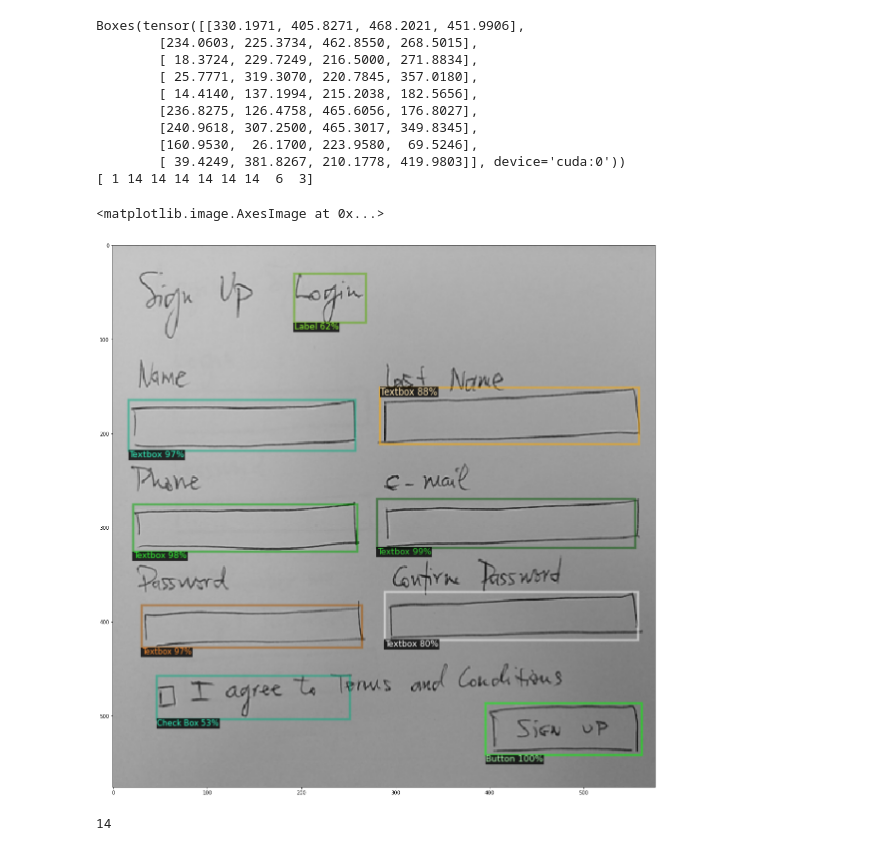
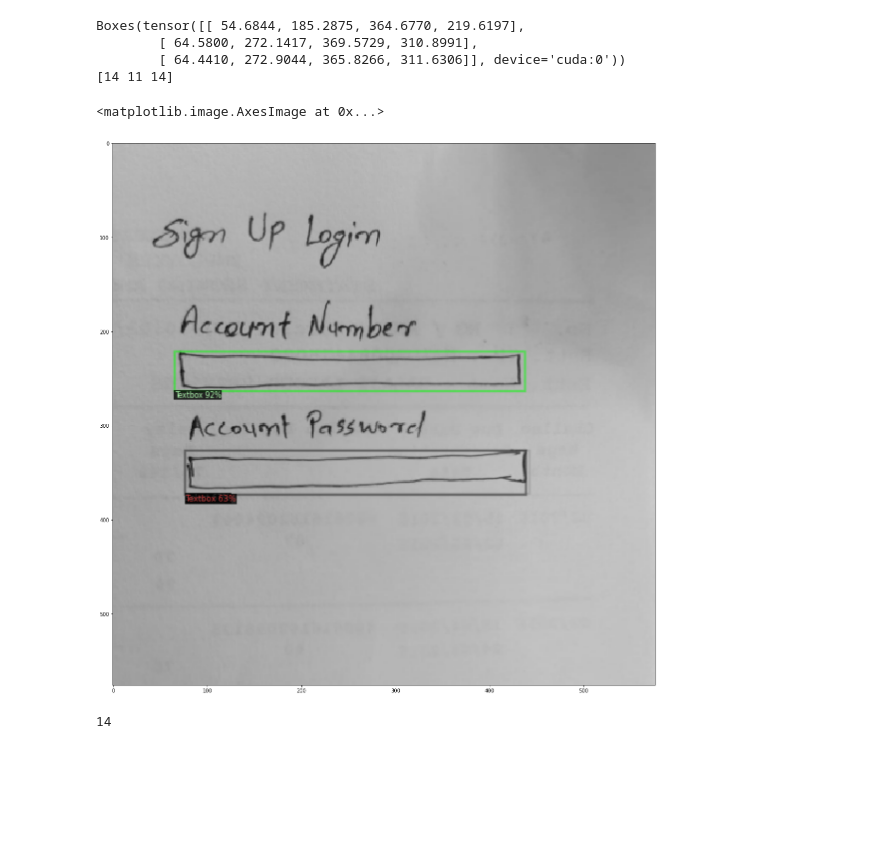
Before and after one commit to mayureshgawai/vision2code, a Jupyter notebook: prediction.ipynb, the cells around one changed output. Saved outputs shown, nothing was run; the diff lists cells and outputs as text; code cells hidden in the pictures; blank space fills up the shorter version.

```diff
--- a/prediction.ipynb
+++ b/prediction.ipynb
@@ -38,7 +38,7 @@ cfg.merge_from_file(model_zoo.get_config_file("COCO-Detection/faster_rcnn_R_50_F
 # cfg.MODEL.ROI_HEADS.BATCH_SIZE_PER_IMAGE = 32
 cfg.MODEL.ROI_HEADS.NUM_CLASSES = 14
 cfg.MODEL.ROI_HEADS.SCORE_THRESH_TEST = 0.5
-cfg.MODEL.WEIGHTS = os.path.join("output2", "model_final.pth")
+cfg.MODEL.WEIGHTS = os.path.join("output", "model_final.pth")
 # cfg.MODEL.ROI_HEADS.SCORE_THRESH_TEST = 0.7   # set a custom testing threshold
 predictor = DefaultPredictor(cfg)
 # %%
@@ -52,33 +52,27 @@ predictor = DefaultPredictor(cfg)
 # %%
 from detectron2.utils.visualizer import ColorMode
 import numpy as np
 
-image = cv2.imread(f"test_imges\\image2.jpg")
+image = cv2.imread(f"test_imges\\16.jpg")
 
 img = cv2.resize(image, (480, 480))
 img = cv2.cvtColor(img, cv2.COLOR_BGR2RGB)
 
 output = predictor(img)
 v = Visualizer(img, test_metadata, scale=1.2, instance_mode=ColorMode.IMAGE_BW)
 
 out = v.draw_instance_predictions(output["instances"].to("cpu"))
 print(output["instances"].pred_boxes)
 print(np.array(output["instances"].pred_classes.to("cpu"))+1)
 plt.figure(figsize=(20,20))
 plt.imshow(out.get_image())
 # %% [output]
-Boxes(tensor([[330.1971, 405.8271, 468.2021, 451.9906],
-        [234.0603, 225.3734, 462.8550, 268.5015],
-        [ 18.3724, 229.7249, 216.5000, 271.8834],
-        [ 25.7771, 319.3070, 220.7845, 357.0180],
-        [ 14.4140, 137.1994, 215.2038, 182.5656],
-        [236.8275, 126.4758, 465.6056, 176.8027],
-        [240.9618, 307.2500, 465.3017, 349.8345],
-        [160.9530,  26.1700, 223.9580,  69.5246],
-        [ 39.4249, 381.8267, 210.1778, 419.9803]], device='cuda:0'))
-[ 1 14 14 14 14 14 14  6  3]
+Boxes(tensor([[ 54.6844, 185.2875, 364.6770, 219.6197],
+        [ 64.5800, 272.1417, 369.5729, 310.8991],
+        [ 64.4410, 272.9044, 365.8266, 311.6306]], device='cuda:0'))
+[14 11 14]
 <matplotlib.image.AxesImage at 0x...>
-[figure, old version]
+[figure, new version]
 # %%
 len(output["instances"].pred_boxes)
 # %% [output]
```
Also changed, not shown: 5 other files.
